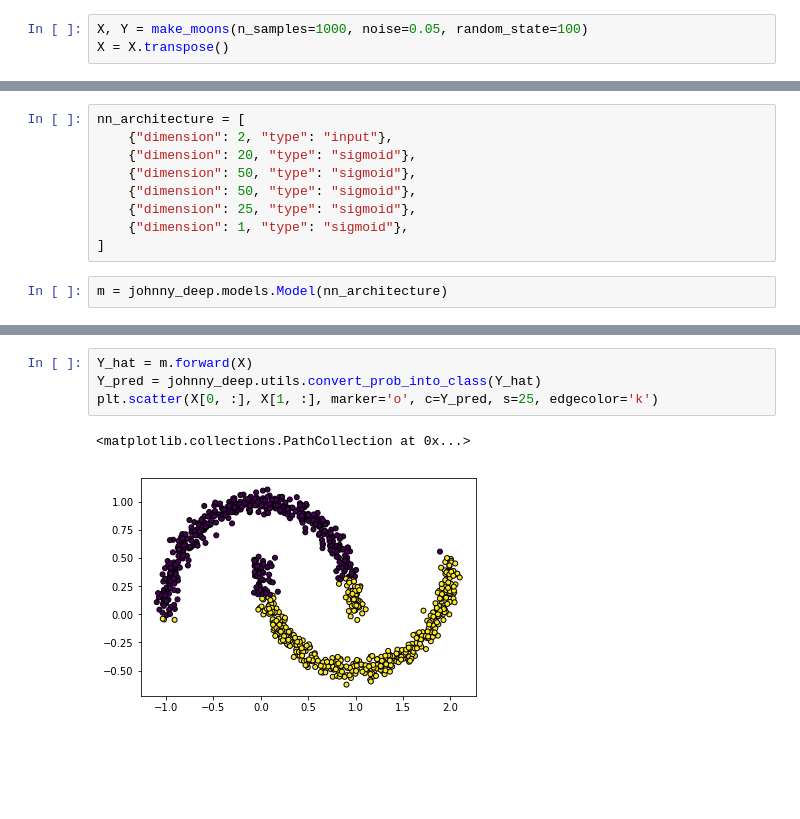
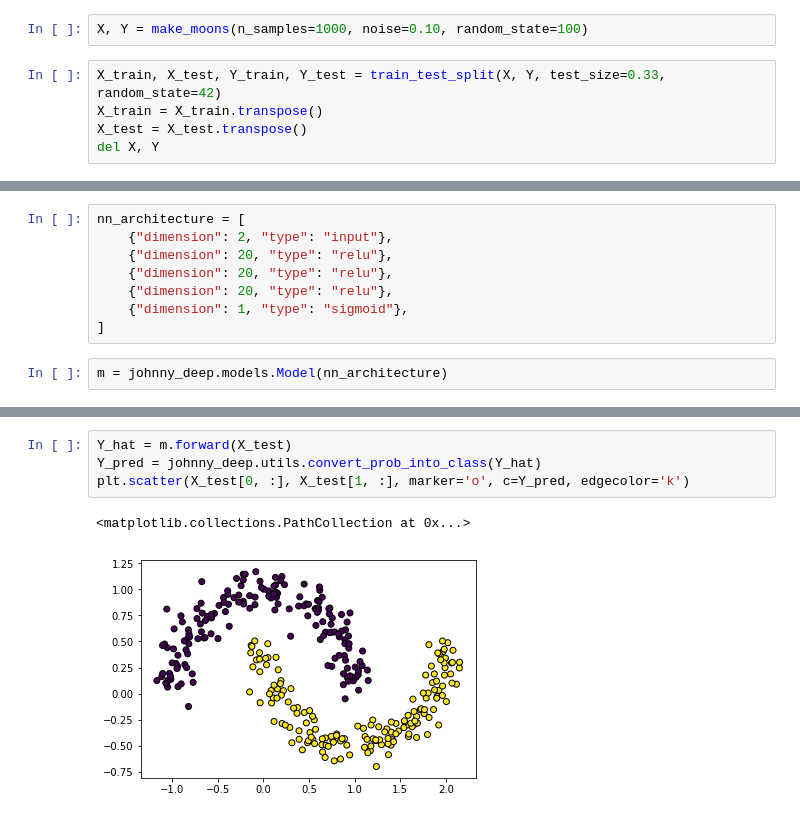
Before and after one commit to fffaez/johnny_deep, a Jupyter notebook: playground.ipynb, the cells around one changed output, grey strips where cells are left out. Cells and saved outputs as stored; diff of their text form; blank space fills up the shorter version.

Commit message:
added relu

```diff
--- a/playground.ipynb
+++ b/playground.ipynb
@@ -14,4 +15,8 @@ from sklearn.datasets import make_moons
 # %%
-X, Y = make_moons(n_samples=1000, noise=0.05, random_state=100)
-X = X.transpose()
+X, Y = make_moons(n_samples=1000, noise=0.10, random_state=100)
+# %%
+X_train, X_test, Y_train, Y_test = train_test_split(X, Y, test_size=0.33, random_state=42)
+X_train = X_train.transpose()
+X_test = X_test.transpose()
+del X, Y
 # %%
@@ -22,10 +27,9 @@ plt.scatter(X[0, :], X[1, :], marker='o', c=Y, s=25, edgecolor='k')
 # %%
 nn_architecture = [
     {"dimension": 2, "type": "input"},
-    {"dimension": 20, "type": "sigmoid"},
-    {"dimension": 50, "type": "sigmoid"},
-    {"dimension": 50, "type": "sigmoid"},
-    {"dimension": 25, "type": "sigmoid"},
+    {"dimension": 20, "type": "relu"},
+    {"dimension": 20, "type": "relu"},
+    {"dimension": 20, "type": "relu"},
     {"dimension": 1, "type": "sigmoid"},
 ]
 # %%
@@ -79,7 +83,7 @@ Epoch 10000 - cost 0.23661111235616442
 # %%
-Y_hat = m.forward(X)
+Y_hat = m.forward(X_test)
 Y_pred = johnny_deep.utils.convert_prob_into_class(Y_hat)
-plt.scatter(X[0, :], X[1, :], marker='o', c=Y_pred, s=25, edgecolor='k')
+plt.scatter(X_test[0, :], X_test[1, :], marker='o', c=Y_pred, edgecolor='k')
 # %% [output]
 <matplotlib.collections.PathCollection at 0x...>
-[figure, old version]
+[figure, new version]
```
Also changed, not shown: parts of 4 cells of this notebook, 2 other files.
